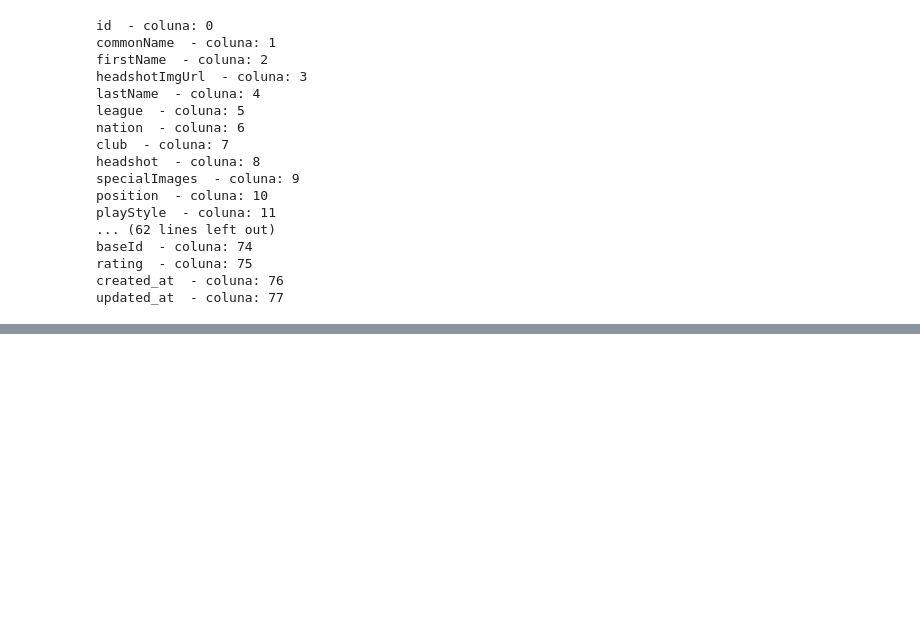
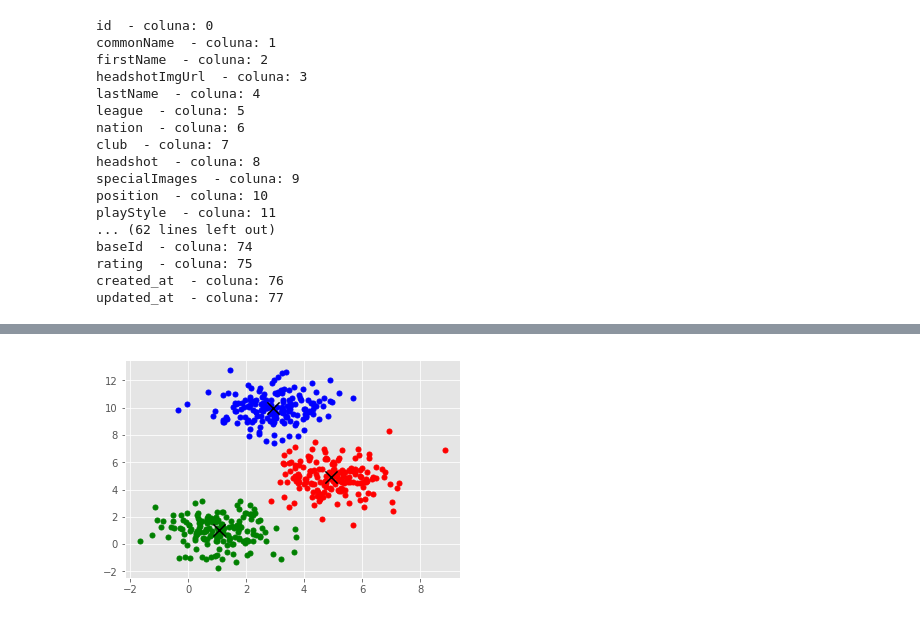
Before and after one commit to CabralxD/Ci-ncia_dos_dados_projeto_final, a Jupyter notebook: Projeto_final.ipynb, the cells around one changed output, grey strips where cells are left out. Drawn from its saved outputs; the diff is of its cells as text; code cells hidden in the pictures; blank space fills up the shorter version.

```diff
--- a/Projeto_final.ipynb
+++ b/Projeto_final.ipynb
@@ -113,0 +131,11 @@ coordinate: [  9.  11.] label: 0
+# %%
+#agora queremos que a máquina reconheça os 3 clusters existentes
+
+ms = MeanShift()
+ms.fit(X)
+labels = ms.labels_
+cluster_centers = ms.cluster_centers_
+
+#inicializamos o mean shift e fazemos um "fit" do dataset.
+#agora fazemos a máquina gerar os labels e os clusters points
+#esses labels são diferentes do unpacked-y
@@ -113,0 +162,16 @@ coordinate: [  9.  11.] label: 0
+# %%
+#vê-se uma proximidade exelente entre os centros gerados e originais
+
+colors = 10*['r.','g.','b.','c.','k.','y.','m.'] #lista de cores para o gráfico
+
+#visualizando os dados:
+
+for i in range(len(X)):
+    plt.plot(X[i][0], X[i][1], colors[labels[i]], markersize = 10)
+
+plt.scatter(cluster_centers[:,0],cluster_centers[:,1],
+            marker="x",color='k', s=150, linewidths = 5, zorder=10)
+
+plt.show()
+# %% [output]
+[figure, added]
```
Also changed, not shown: parts of 15 cells of this notebook.
